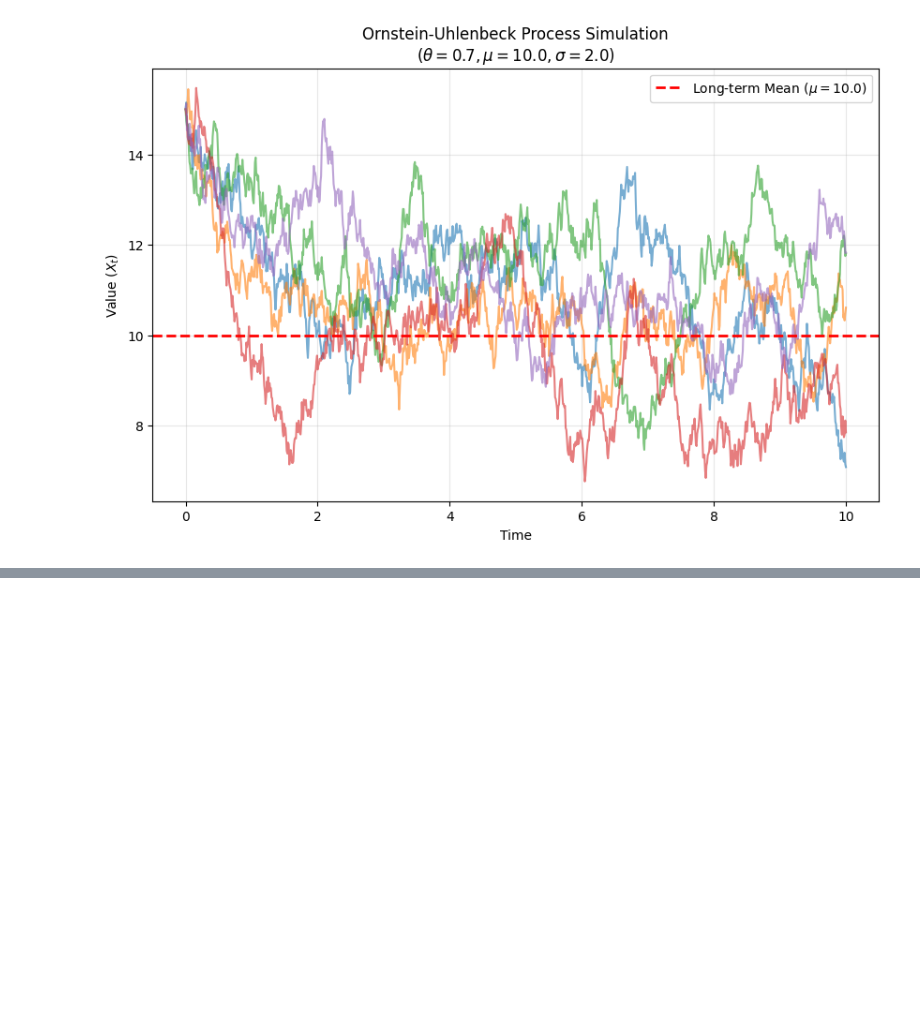
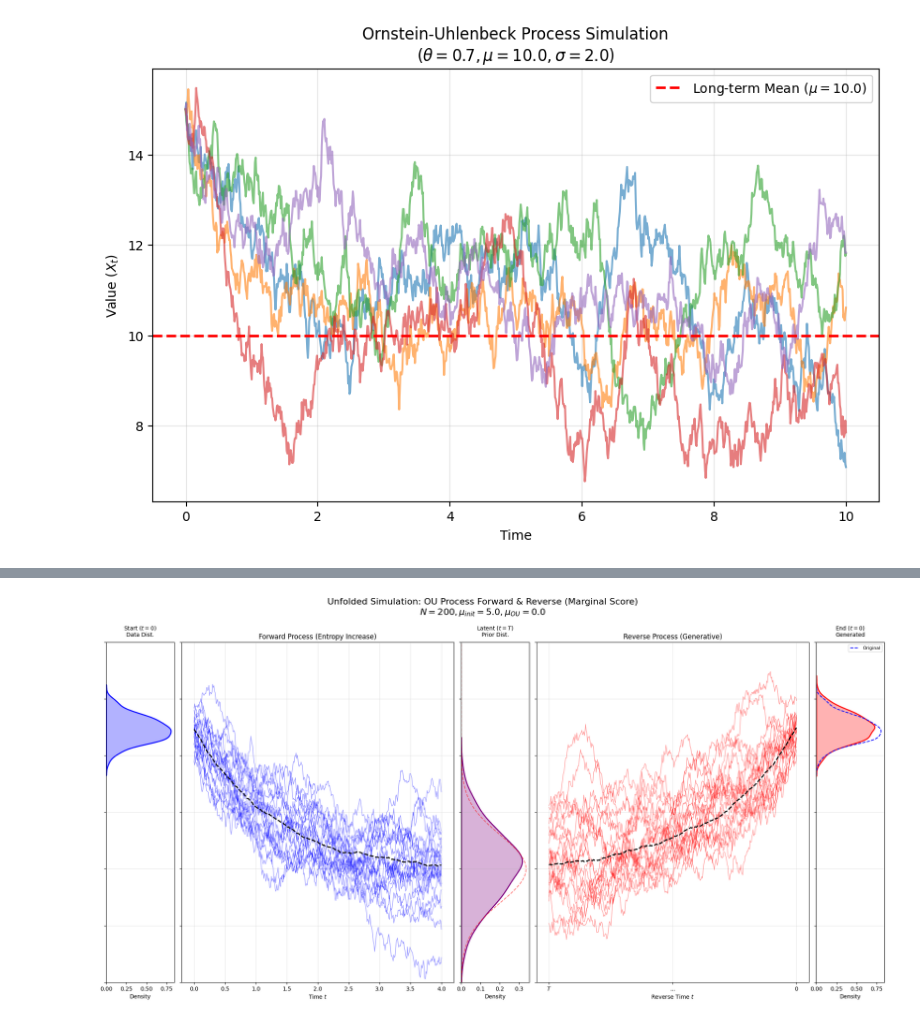
Before and after one commit to XuanWeiWang-999/2025Autumn_ML-project-DiffusionModel_02, a Jupyter notebook: 20260128_code/OUprocess_EulerMaruyama.ipynb, the cells around one changed output, grey strips where cells are left out. Drawn from its saved outputs; the diff is of its cells as text; code cells hidden in the pictures; blank space fills up the shorter version.

```diff
--- a/20260128_code/OUprocess_EulerMaruyama.ipynb
+++ b/20260128_code/OUprocess_EulerMaruyama.ipynb
@@ -71,0 +334,86 @@ plt.show()
+# %%
+# --- 5. 進階視覺化 (GridSpec 佈局) ---
+fig = plt.figure(figsize=(25, 11))
+
+# 定義佈局: [PDF1] [Forward Paths] [PDF2] [Reverse Paths] [PDF3]
+# width_ratios 控制每個區塊的寬度比例
+gs = gridspec.GridSpec(1, 5, width_ratios=[1, 4, 1, 4, 1], wspace=0.05)
+
+ax_pdf_start = plt.subplot(gs[0])
+ax_fwd = plt.subplot(gs[1], sharey=ax_pdf_start)
+ax_pdf_mid = plt.subplot(gs[2], sharey=ax_pdf_start)
+ax_rev = plt.subplot(gs[3], sharey=ax_pdf_start)
+ax_pdf_end = plt.subplot(gs[4], sharey=ax_pdf_start)
+
+# 設定統一的 Y 軸範圍以便觀察
+y_lims = (-4, 8)
+
+# --- 繪圖函數 helper ---
+def plot_pdf(ax, data, color, label, title):
+    sns.kdeplot(y=data, ax=ax, color=color, fill=True, alpha=0.3, linewidth=2)
+    ax.set_ylim(y_lims)
+    ax.set_title(title, fontsize=10, pad=10)
+    ax.set_xlabel("Density")
+    ax.grid(True, axis='y', alpha=0.3)
+    # 移除多餘的軸標籤使其乾淨
+    if ax != ax_pdf_start:
+        ax.set_yticklabels([])
+
+def plot_paths(ax, time_axis, data, color, title, is_reverse=False):
+    # 隨機選 20 條畫出來就好，不然太亂
+    indices = np.random.choice(n_sims, 20, replace=False)
+    for idx in indices:
+        ax.plot(time_axis, data[:, idx], color=color, alpha=0.4, linewidth=1)
+
+    # 畫出平均路徑
+    ax.plot(time_axis, np.mean(data, axis=1), color='black', linestyle='--', linewidth=2, label='Sample Mean')
+
+    ax.set_ylim(y_lims)
+    ax.set_title(title, fontsize=12)
+    ax.grid(True, alpha=0.3)
+    if is_reverse:
+        # Reverse 的 X 軸標籤要反過來顯示物理意義，但數據是連續接續的
+        # 這裡為了簡單，我們畫圖時讓 X 軸延續，但標籤可以自定義
+        pass
+
+# 1. 最左邊 PDF (t=0, Initial)
+plot_pdf(ax_pdf_start, x_fwd[0], 'blue', 'Initial', 'Start ($t=0$)\nData Dist.')
+
+# 2. Forward Paths (0 -> T)
+plot_paths(ax_fwd, t_axis, x_fwd, 'blue', 'Forward Process (Entropy Increase)')
+ax_fwd.set_xlabel('Time $t$')
+
+# 3. 中間 PDF (t=T, Latent/Noise)
+# 畫出理論的 OU 穩態分佈作為參考 (紅色虛線)
+y_grid = np.linspace(*y_lims, 100)
+steady_var = sigma_ou**2 / (2*theta)
+steady_pdf = (1/np.sqrt(2*np.pi*steady_var)) * np.exp(-(y_grid - mu_ou)**2 / (2*steady_var))
+ax_pdf_mid.plot(steady_pdf, y_grid, 'r--', alpha=0.5, label='Theoretical\nStationary')
+plot_pdf(ax_pdf_mid, x_fwd[-1], 'purple', 'Latent', 'Latent ($t=T$)\nPrior Dist.')
+# ax_pdf_mid.legend(fontsize=8)
+
+# 4. Reverse Paths (T -> 0)
+# 為了視覺上的連貫性，我們將時間軸平移: T -> 2T
+reversed_time_axis = t_axis + T
+# 數據需要反轉順序畫 (因為 x_rev 索引 0 是 t=0_rec, 索引 -1 是 t=T)
+# 但我們的 x_rev 存儲方式是: index 0 = t=0(結果), index -1 = t=T(起點)
+# 為了符合「從左到右」的時間流，我們把 x_rev 倒過來畫
+plot_paths(ax_rev, reversed_time_axis, x_rev[::-1], 'red', 'Reverse Process (Generative)')
+ax_rev.set_xlabel('Reverse Time $t$')
+# 修改 X 軸刻度顯示
+xticks = [T, T + T/2, 2*T]
+xticklabels = ['$T$', '...', '$0$']
+ax_rev.set_xticks(xticks)
+ax_rev.set_xticklabels(xticklabels)
+
+# 5. 最右邊 PDF (t=0, Recovered)
+plot_pdf(ax_pdf_end, x_rev[0], 'red', 'Recovered', 'End ($t=0$)\nGenerated')
+# 把最左邊的原始分佈也畫上去比對 (藍色虛線)
+sns.kdeplot(y=x_fwd[0], ax=ax_pdf_end, color='blue', linestyle='--', linewidth=1.5, label='Original')
+ax_pdf_end.legend(fontsize=8, loc='upper right')
+
+plt.suptitle(f"Unfolded Simulation: OU Process Forward & Reverse (Marginal Score)\n$N={n_sims}, \\mu_{{init}}={mu_init}, \\mu_{{OU}}={mu_ou}$", fontsize=16)
+plt.tight_layout()
+plt.show()
+# %% [output]
+[figure, added]
```
Also changed, not shown: parts of 6 cells of this notebook.
